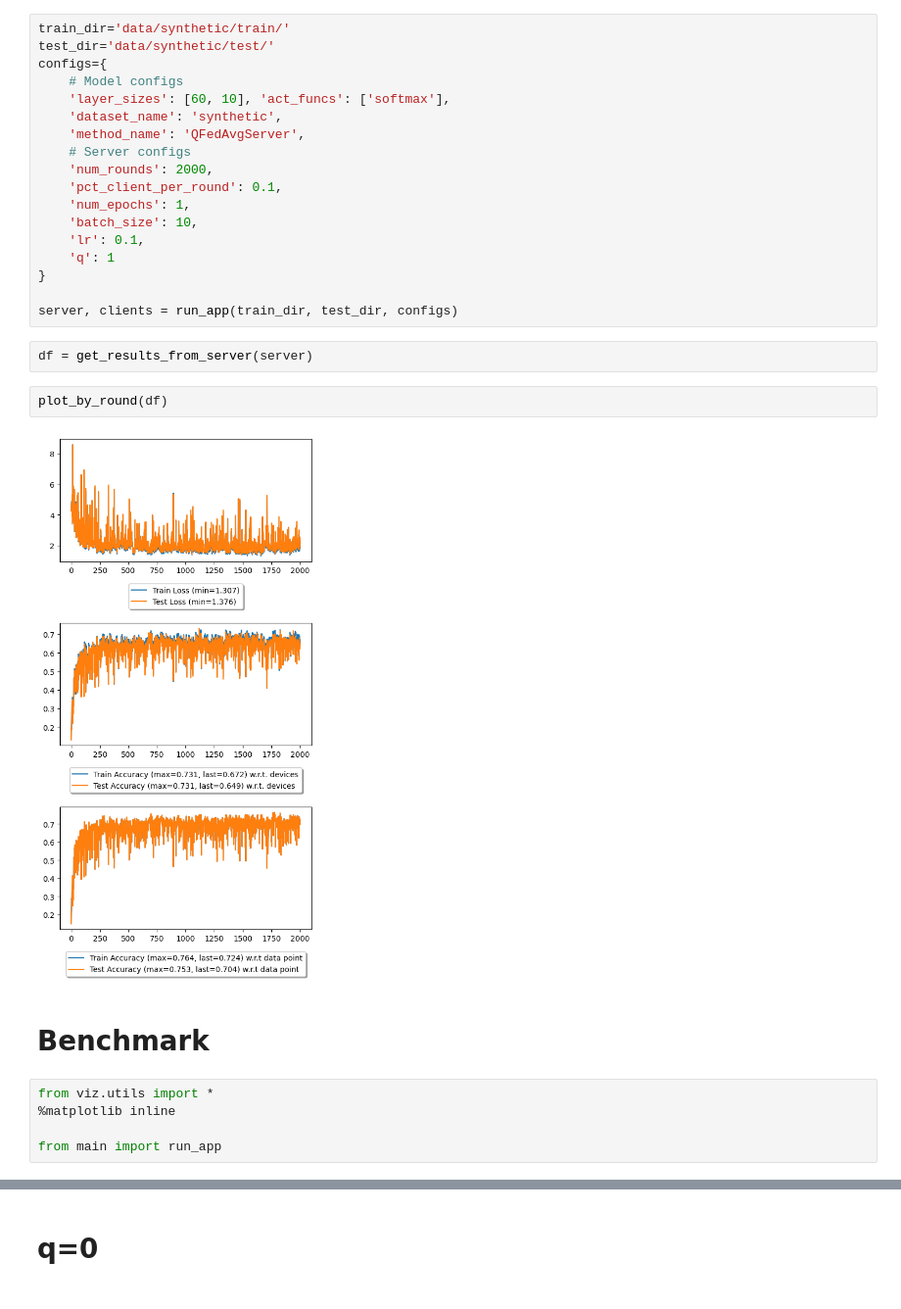
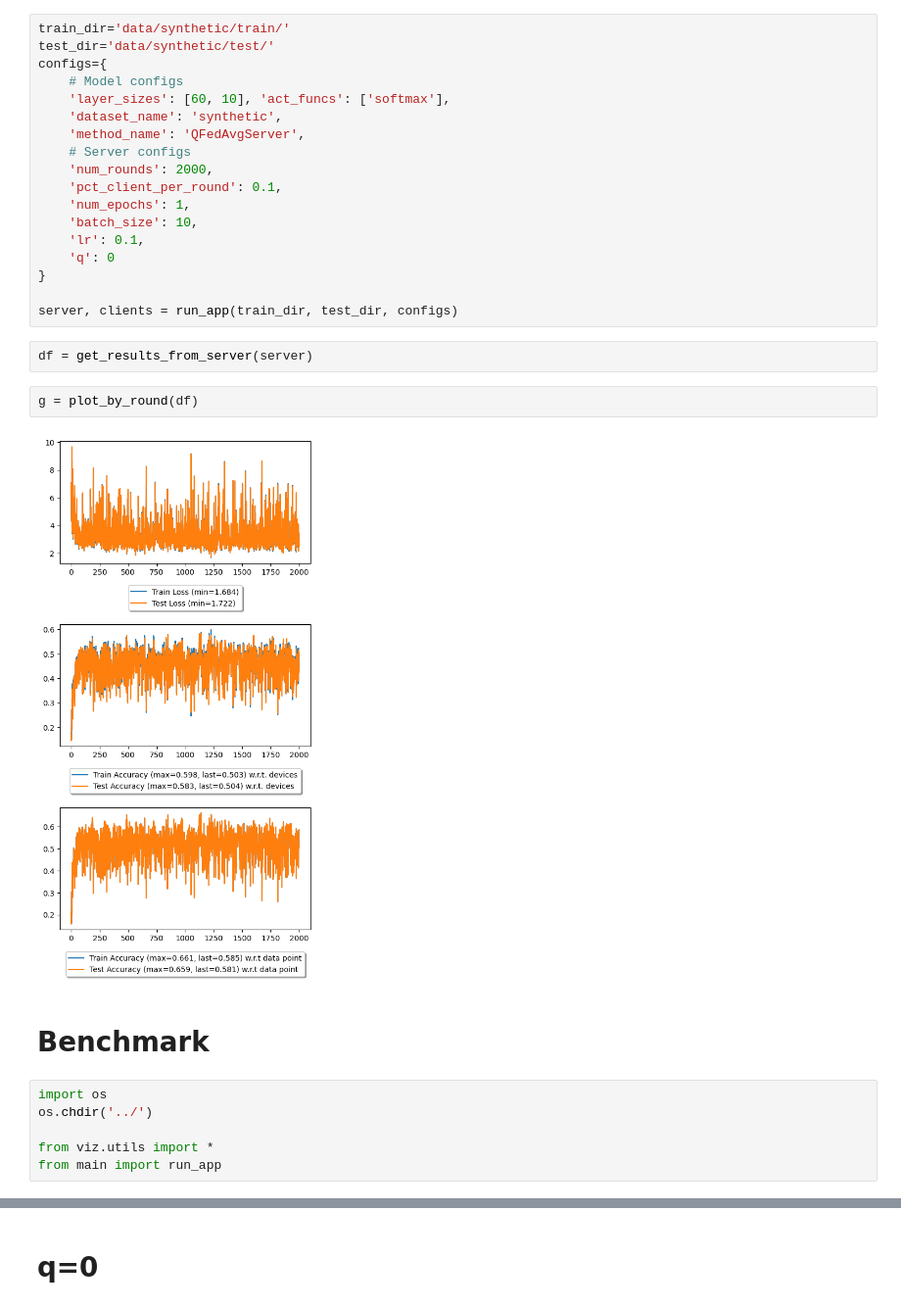
Before and after one commit to Ton-0702/federate-learning, a Jupyter notebook: notebooks/Visualize_Synthetic.ipynb, the cells around one changed output, grey strips where cells are left out. Shown at 98% size. Saved outputs shown, nothing was run; the diff lists cells and outputs as text.

```diff
--- a/notebooks/Visualize_Synthetic.ipynb
+++ b/notebooks/Visualize_Synthetic.ipynb
@@ -17,22 +20,23 @@ configs={
     'num_epochs': 1,
     'batch_size': 10,
     'lr': 0.1,
-    'q': 1
+    'q': 0
 }
 
 server, clients = run_app(train_dir, test_dir, configs)
 # %%
 df = get_results_from_server(server)
-# %%
-plot_by_round(df)
-# %% [output]
-[figure, removed]
+# %%
+g = plot_by_round(df)
+# %% [output]
+[figure, added]
 # %% [markdown]
 # Benchmark
 # %%
+import os
+os.chdir('../')
+
 from viz.utils import *
-%matplotlib inline
-
 from main import run_app
 # %%
 train_dir='data/synthetic/train/'
```
Also changed, not shown: parts of 11 cells of this notebook.
